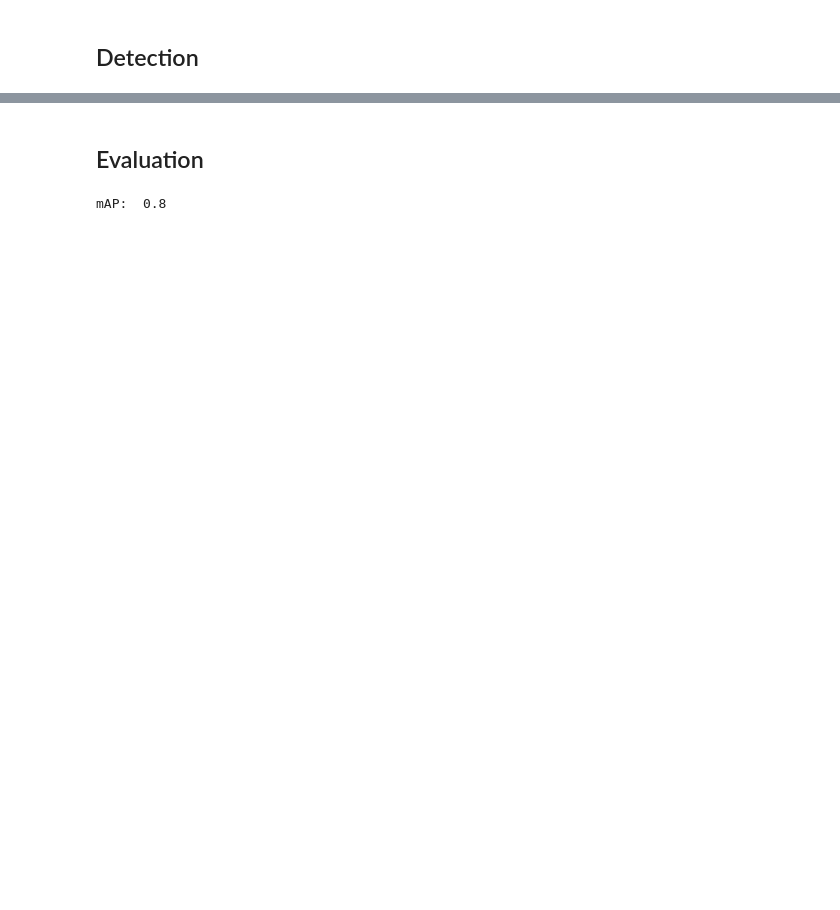
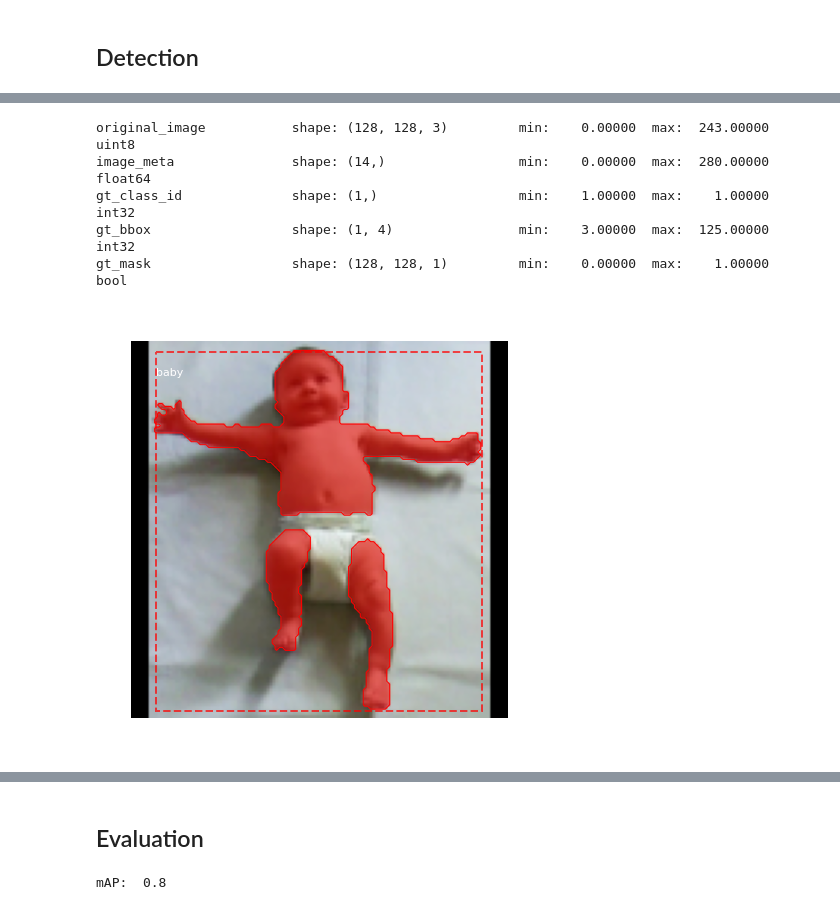
Before and after one commit to NicholasCF/Mask_RCNN, a Jupyter notebook: samples/babies/train_babies.ipynb, the cells around one changed output, grey strips where cells are left out. Drawn from its saved outputs; the diff is of its cells as text; code cells hidden in the pictures; blank space fills up the shorter version.

```diff
--- a/samples/babies/train_babies.ipynb
+++ b/samples/babies/train_babies.ipynb
@@ -360,0 +329,22 @@ Re-starting from epoch 40
+# %%
+# Test on a training image
+image_id = random.choice(dataset_train.image_ids)
+original_image, image_meta, gt_class_id, gt_bbox, gt_mask =\
+    modellib.load_image_gt(dataset_train, inference_config,
+                           image_id)
+
+log("original_image", original_image)
+log("image_meta", image_meta)
+log("gt_class_id", gt_class_id)
+log("gt_bbox", gt_bbox)
+log("gt_mask", gt_mask)
+
+visualize.display_instances(original_image, gt_bbox, gt_mask, gt_class_id,
+                            dataset_train.class_names, figsize=(8, 8))
+# %% [output]
+original_image           shape: (128, 128, 3)         min:    0.00000  max:  243.00000  uint8
+image_meta               shape: (14,)                 min:    0.00000  max:  280.00000  float64
+gt_class_id              shape: (1,)                  min:    1.00000  max:    1.00000  int32
+gt_bbox                  shape: (1, 4)                min:    3.00000  max:  125.00000  int32
+gt_mask                  shape: (128, 128, 1)         min:    0.00000  max:    1.00000  bool
+[figure, added]
```
Also changed, not shown: parts of 8 cells of this notebook.
